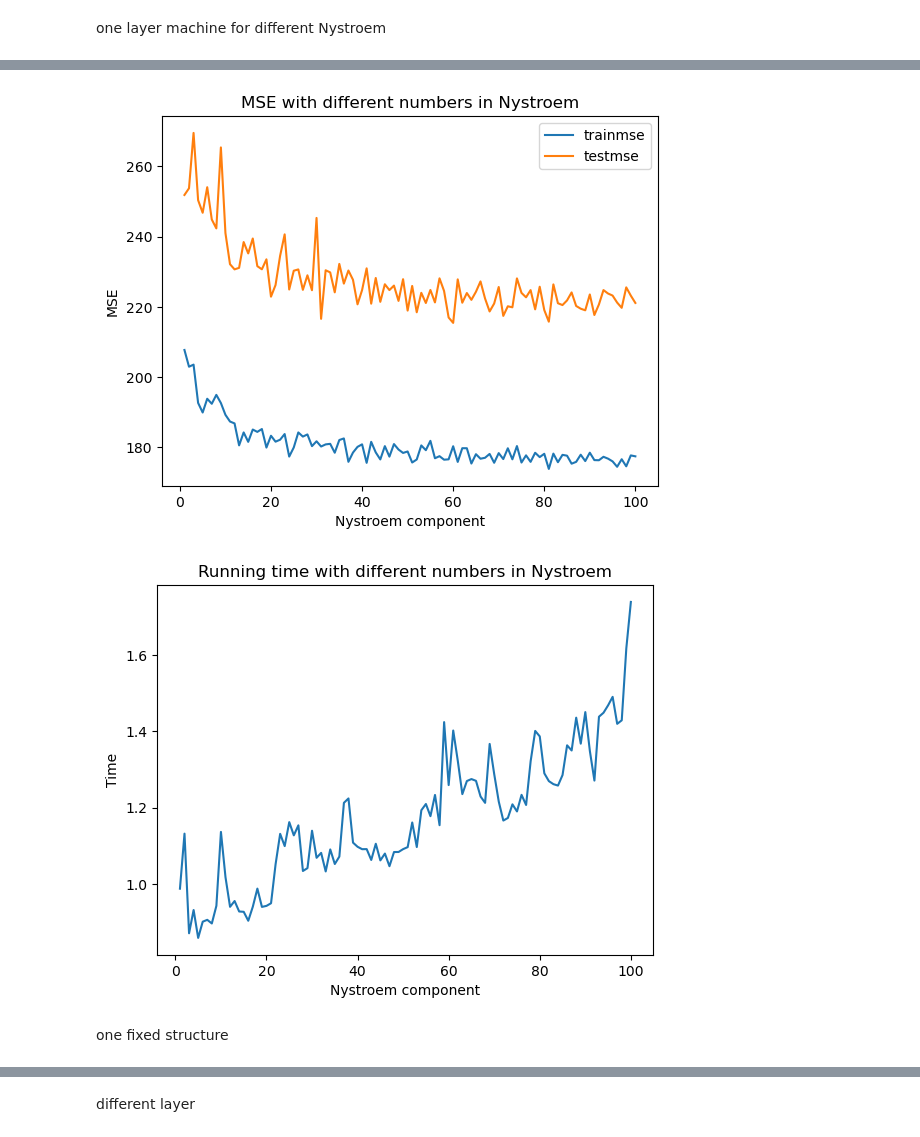
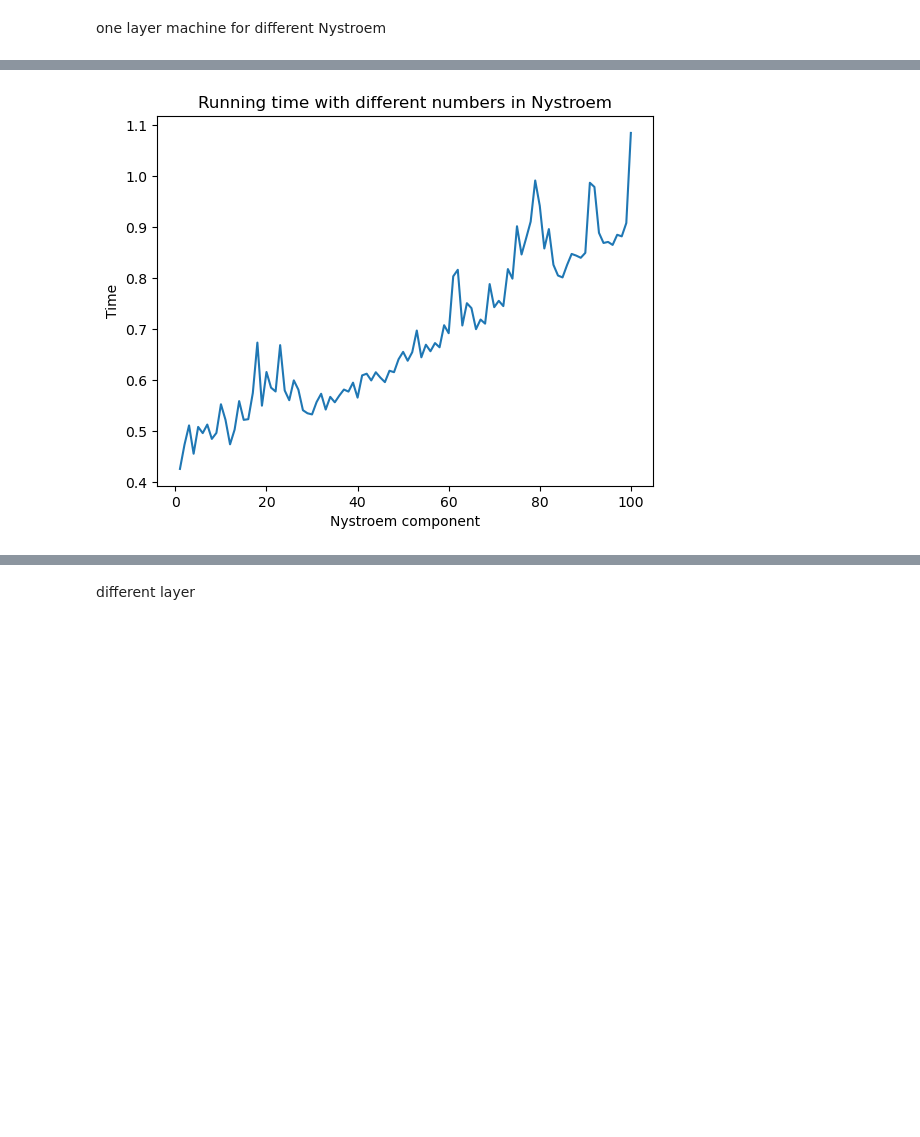
Before and after one commit to ZZZhyEva/Multi-layer-Kernel-Machine, a Jupyter notebook: experiment.ipynb, the cells around one changed output, grey strips where cells are left out. Saved outputs shown, nothing was run; the diff lists cells and outputs as text; code cells hidden in the pictures; blank space fills up the shorter version.

```diff
--- a/experiment.ipynb
+++ b/experiment.ipynb
@@ -67,12 +66,0 @@ trainMSE: 0.010
-# %%
-kr = GridSearchCV(
-    KernelRidge(gamma=0.1),
-    param_grid={"alpha": np.logspace(-2, 0, 20), "gamma": np.logspace(-2, 0, 10)},
-)
-t0 = time.time()
-kr.fit(train_x, train_y)
-kr_fit = time.time() - t0
-y_kr=kr.predict(test_x)
-krmse=mean_squared_error(test_y,y_kr)
-print(f"Best KRR with params: {kr.best_params_} and testMSE: {krmse:.3f}")
-print("KRR complexity and bandwidth selected and model fitted in %.3f s" % kr_fit)
@@ -82,4 +66,0 @@ KRR complexity and bandwidth selected and model fitted in 10.848 s
-# %%
-y_kr=kr.predict(train_x)
-krmse=mean_squared_error(train_y,y_kr)
-print(f"trainMSE: {krmse:.3f}")
@@ -324,48 +216,36 @@ one layer machine for different Nystroem
 # %%
-kr =KernelRidge(kernel="rbf")
+model =LinearRegression()
 Layer=1
 m0set=np.linspace(1,100,100)
 m0set=m0set.astype(int)
-gamma0=0.1
-n0=32
+n0=64
 trainmse=[]
 testmse=[]
 t=[]
 for m0 in m0set:
     t0 = time.time()
     for i in range(n0):
-        feature_map_nystroem = Nystroem(gamma=gamma0,n_components=m0)
+        feature_map_nystroem = Nystroem(gamma=0.00001,n_components=m0)
         train_xtransformed = feature_map_nystroem.fit_transform(train_x)
         test_xtransformed = feature_map_nystroem.fit_transform(test_x)
-        kr.fit(train_xtransformed, train_y)
+        model.fit(train_xtransformed, train_y)
         if i==0:
-            yl_kr=kr.predict(test_xtransformed)
-            yl_kltrain=kr.predict(train_xtransformed)
+            yl_kr=model.predict(test_xtransformed)
+            yl_kltrain=model.predict(train_xtransformed)
         else:
-            yl_kr=yl_kr+kr.predict(test_xtransformed)
-            yl_kltrain=yl_kltrain+kr.predict(train_xtransformed)
+            yl_kr=yl_kr+model.predict(test_xtransformed)
+            yl_kltrain=yl_kltrain+model.predict(train_xtransformed)
     y_kr=yl_kr/n0
     y_krtrain=yl_kltrain/n0
     kernel_fit = time.time() - t0
     t.append(kernel_fit)
     trainmse.append(mean_squared_error(train_y,y_krtrain))
     testmse.append(mean_squared_error(test_y,y_kr))
 
-plt.plot(m0set,trainmse)
-plt.plot(m0set,testmse)
-plt.legend(["trainmse","testmse"])
-plt.xlabel("Nystroem component")
-plt.ylabel("MSE")
-plt.title("MSE with different numbers in Nystroem")
-plt.show()
-
 plt.plot(m0set,t)
 plt.xlabel("Nystroem component")
 plt.ylabel("Time")
 plt.title("Running time with different numbers in Nystroem")
 plt.show()
 # %% [output]
-[figure, old version]
+[figure, new version]
-[figure, removed]
-# %% [markdown]
-one fixed structure
```
Also changed, not shown: parts of 28 cells of this notebook.
